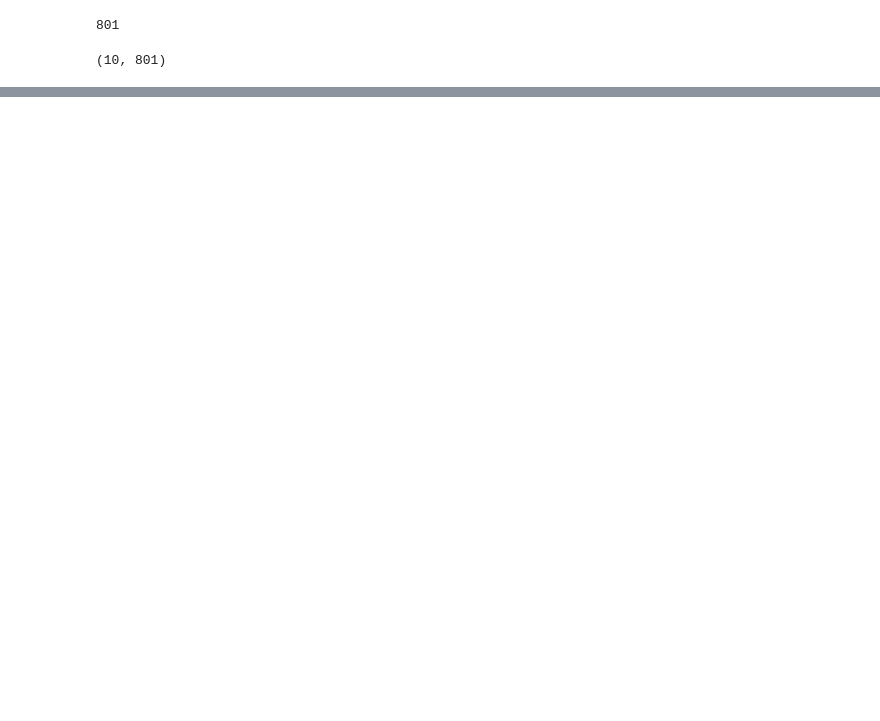
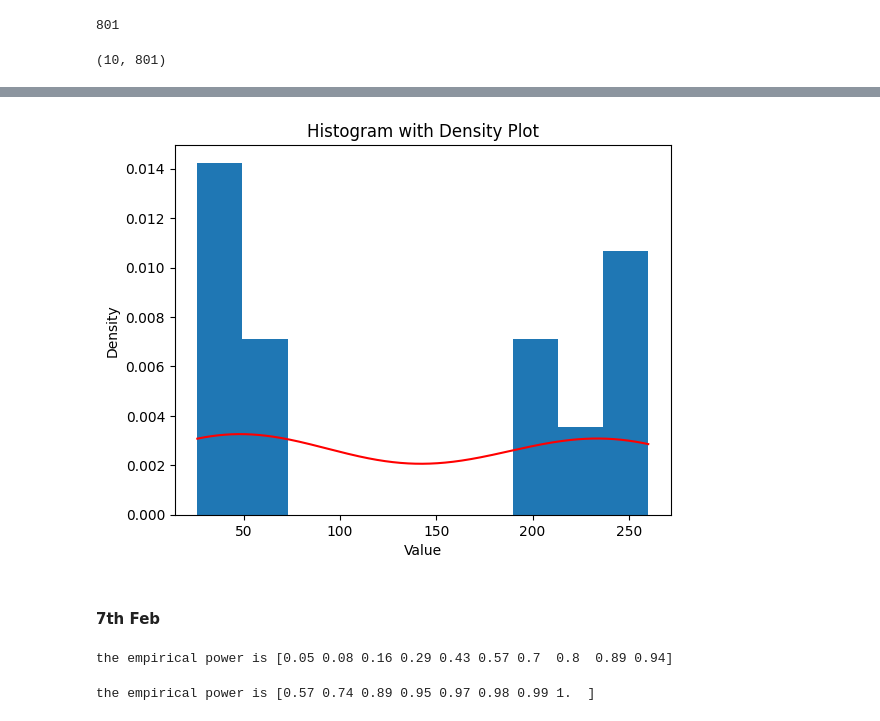
Before and after one commit to DebjitISI/Inference_MDTS4211, a Jupyter notebook: inference.ipynb, the cells around one changed output, grey strips where cells are left out. Cells and saved outputs as stored; diff of their text form; code cells hidden in the pictures; blank space fills up the shorter version.

```diff
--- a/inference.ipynb
+++ b/inference.ipynb
@@ -289,0 +324,17 @@ mu_grid.shape
+# %%
+plt.hist(X,density=True)
+density = stats.gaussian_kde(X)
+x_vals = np.linspace(min(X), max(X), 1000)
+plt.plot(x_vals, density(x_vals), 'r-')
+
+# Add title and labels
+plt.title('Histogram with Density Plot')
+plt.xlabel('Value')
+plt.ylabel('Density')
+
+# Show plot
+plt.show()
+# %% [output]
+[figure, added]
+# %% [markdown]
+#### 7th Feb
@@ -289,0 +343,35 @@ mu_grid.shape
+# %%
+R=100
+mu=np.arange(start=0,stop=1,step=0.1)
+empirical_power=np.zeros(len(mu))
+vector=np.zeros(R)
+for j in range(len(mu)):
+    np.random.seed(123)
+    for i in range(R):
+        X=np.random.normal(loc=mu[j],scale=1,size=20)
+        t=np.mean(X)*math.sqrt(20)/np.std(X)
+        c=stats.norm.ppf(0.95,loc=mu[j],scale=1)
+        vector[i]=1 if t>c else 0
+    empirical_power[j]=np.mean(vector)
+
+print(f"the empirical power is {empirical_power}")
+# %% [output]
+the empirical power is [0.05 0.08 0.16 0.29 0.43 0.57 0.7  0.8  0.89 0.94]
+# %%
+R=100
+n=np.arange(start=20,stop=100,step=10)
+mu=0.5
+empirical_power=np.zeros(len(n))
+vector=np.zeros(R)
+for j in range(len(n)):
+    np.random.seed(123)
+    for i in range(R):
+        X=np.random.normal(loc=mu,scale=1,size=n[j])
+        t=np.mean(X)*math.sqrt(n[j])/np.std(X)
+        c=stats.norm.ppf(0.95,loc=mu,scale=1)
+        vector[i]=1 if t>c else 0
+    empirical_power[j]=np.mean(vector)
+
+print(f"the empirical power is {empirical_power}")
+# %% [output]
+the empirical power is [0.57 0.74 0.89 0.95 0.97 0.98 0.99 1.  ]
```
Also changed, not shown: parts of 17 cells of this notebook.
